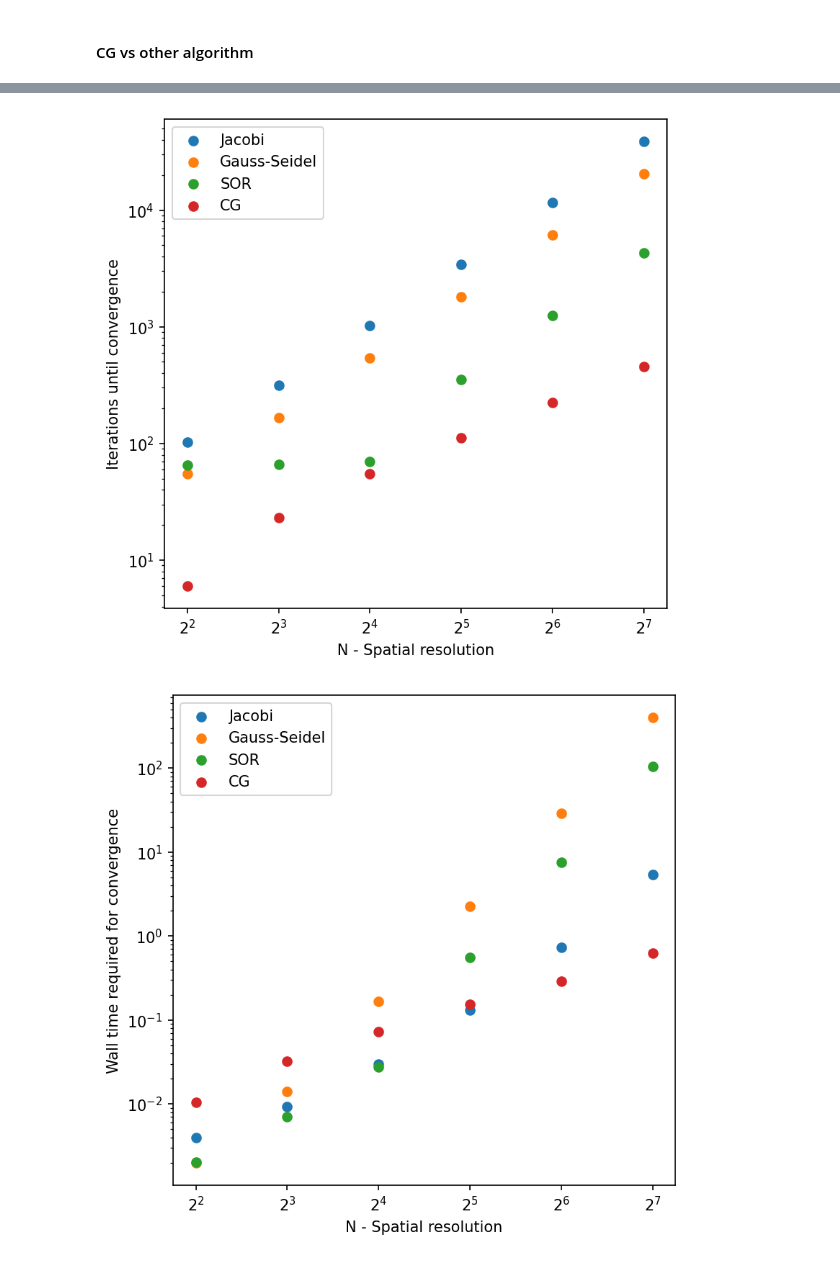
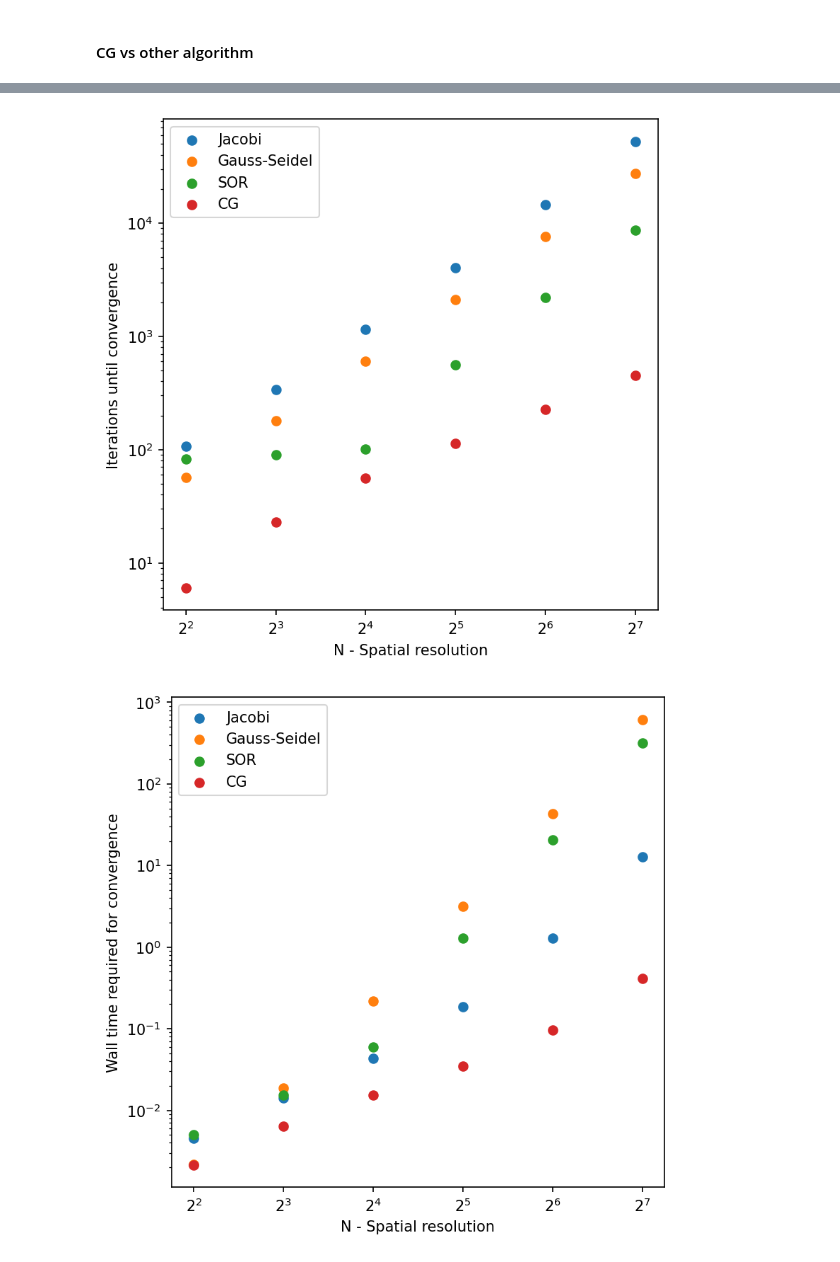
Before and after one commit to hsinfan1996/CGPoisson, a Jupyter notebook: demo_pytorch.ipynb, the cells around one changed output, grey strips where cells are left out. Saved outputs shown, nothing was run; the diff lists cells and outputs as text; code cells hidden in the pictures.

```diff
--- a/demo_pytorch.ipynb
+++ b/demo_pytorch.ipynb
@@ -141,7 +139,7 @@ for N in resolution:
     print(N_sol-2)
 
     fig = plt.figure(figsize=(6, 6))
-    fig.gca().pcolormesh(np.linspace(0, 1, N_sol-1), np.linspace(0, 1, N_sol-1), sol_plot.T)
+    fig.gca().pcolormesh(np.linspace(0, 1, N_sol-1), np.linspace(0, 1, N_sol-1), sol_plot)
     fig.gca().set_xlabel("x")
     fig.gca().set_ylabel("y")
     plt.show()
@@ -215,7 +213,7 @@ plt.show()
 #### CPU parallelize vs GPU parallelize
 # %%
 schemes = ["CG"]
-resolution = np.array([2,4,8,16,32,64,128,256,512])
+resolution = np.array([2, 4, 8, 16, 32, 64, 128, 256, 512])
 error_all = []
 iters_all = []
 wall_time_all = []
@@ -230,10 +228,10 @@ for scheme in schemes:
             poisson = Poisson2D(N=N, device=device)
 
             x = poisson.x
-            ref = ref_func(x[:, None], x[None, :])
+            ref = ref_func(x[None, :], x[:, None])
             BC = np.zeros((N + 2, N + 2))
-            BC[-1, 1:-1] = x * (1 - x)
-            source = source_term(x[:, None], x[None, :])
+            BC[1:-1, -1] = x * (1 - x)
+            source = source_term(x[None, :], x[:, None])
 
             t1 = time.time()
             poisson.run(scheme=scheme, steps=None, BC=BC, source=source, terminate=1e-12)
@@ -329,10 +327,10 @@ for scheme in schemes:
                 poisson = Poisson2D(N=N, device=device)
 
                 x = poisson.x
-                ref = ref_func(x[:, None], x[None, :])
+                ref = ref_func(x[None, :], x[:, None])
                 BC = np.zeros((N + 2, N + 2))
-                BC[-1, 1:-1] = x * (1 - x)
-                source = source_term(x[:, None], x[None, :])
+                BC[1:-1, -1] = x * (1 - x)
+                source = source_term(x[None, :], x[:, None])
 
                 t1 = time.time()
                 poisson.run(scheme=scheme, steps=None, BC=BC, source=source, terminate=1e-12)
@@ -353,10 +351,10 @@ for scheme in schemes:
         for N in resolution:
             poisson = Poisson2D(N=N)
             x = poisson.x
-            ref = ref_func(x[:, None], x[None, :])
+            ref = ref_func(x[None, :], x[:, None])
             BC = np.zeros((N+2, N+2))
-            BC[-1, 1:-1] = x*(1-x)
-            source = source_term(x[:, None], x[None, :])
+            BC[1:-1, -1] = x*(1-x)
+            source = source_term(x[None, :], x[:, None])
             t1 = time.time()
             poisson.run(scheme=scheme, steps=None, BC=BC, source=source, terminate=1e-12)
             t2 = time.time()
@@ -432,15 +430,13 @@ plt.show()
 # %% [markdown]
 #### CG vs other algorithm
 # %%
-schemes = [ "Jacobi", "Gauss-Seidel", "SOR","CG"]
+schemes = ["Jacobi", "Gauss-Seidel", "SOR", "CG"]
 resolution = np.array([4, 8, 16, 32, 64, 128])
 error_all = []
 iters_all = []
 wall_time_all = []
 
 for scheme in schemes:
-
-
     error = []
     iters = []
     wall_time = []
@@ -448,10 +444,10 @@ for scheme in schemes:
         poisson = Poisson2D(N=N)
 
         x = poisson.x
-        ref = ref_func(x[:, None], x[None, :])
+        ref = ref_func(x[None, :], x[:, None])
         BC = np.zeros((N+2, N+2))
-        BC[-1, 1:-1] = x*(1-x)
-        source = source_term(x[:, None], x[None, :])
+        BC[1:-1, -1] = x*(1-x)
+        source = source_term(x[None, :], x[:, None])
         if scheme=="SOR":
             t1 = time.time()
             poisson.run(scheme=scheme, steps=None, BC=BC, source=source, w=1.6905, terminate=1e-12)
@@ -491,7 +487,7 @@ for scheme in schemes:
 fig1, axes1 = plt.subplots(figsize=(6, 6), dpi=150)
 fig2, axes2 = plt.subplots(figsize=(6, 6), dpi=150)
 fig3, axes3 = plt.subplots(figsize=(6, 6), dpi=150)
-para = ["Jacobi", "Gauss-Seidel", "SOR","CG"]
+para = schemes
 for i, err in enumerate(error_all):
     fig1.gca().scatter(np.array(resolution)*(1+0.01*i), err, label=para[i])
     fig1.gca().set_yscale("log", base=10)
@@ -530,2 +526,2 @@ plt.show()
-[figure, old version]
+[figure, new version]
-[figure, old version]
+[figure, new version]
```
Also changed, not shown: parts of 14 cells of this notebook, 1 other file.
